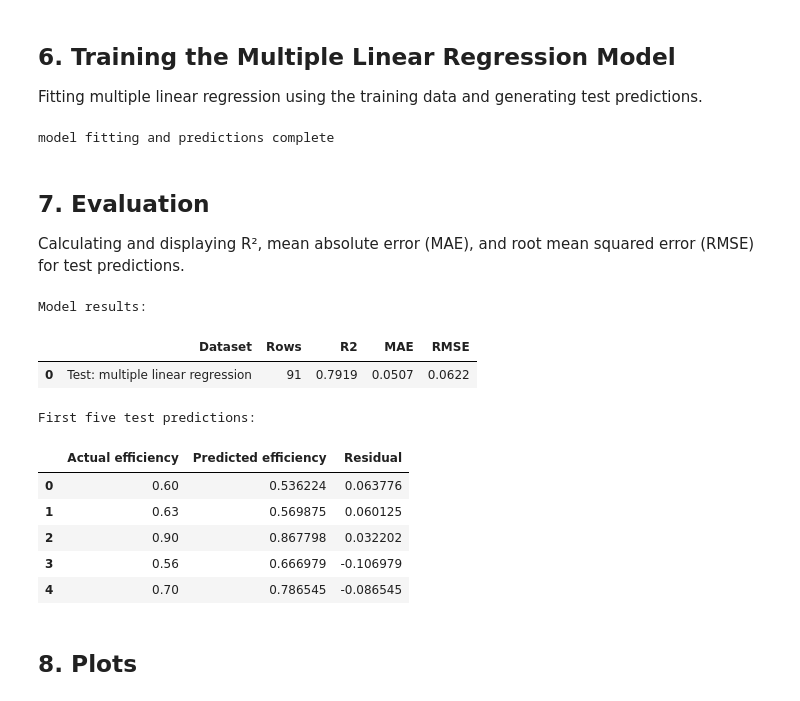
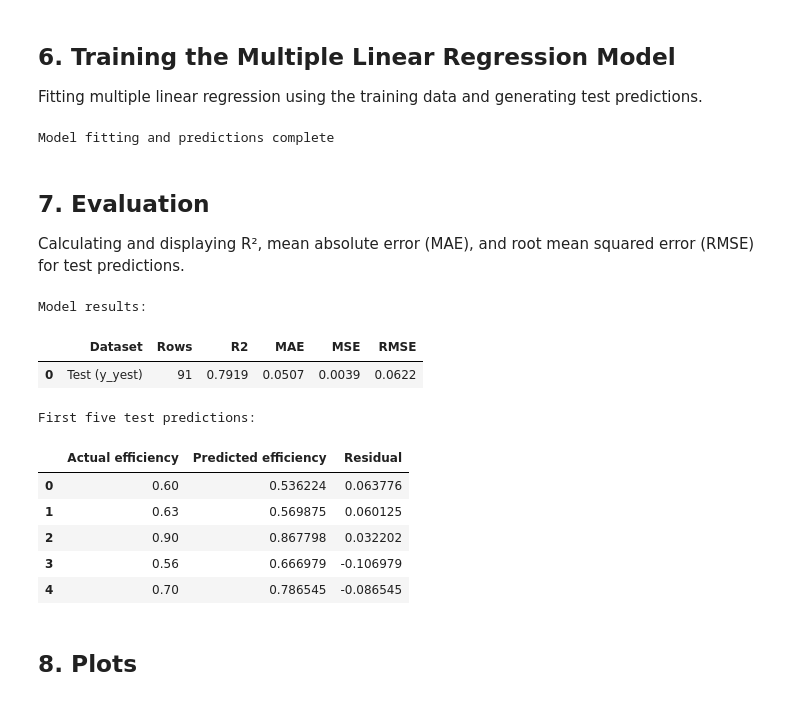
Before and after one commit to DadhaniyaAryan/sleep-efficiency-regression, a Jupyter notebook: main.ipynb, the cells around one changed output. Saved outputs shown, nothing was run; the diff lists cells and outputs as text; code cells hidden in the pictures.

```diff
--- a/main.ipynb
+++ b/main.ipynb
@@ -236,9 +236,9 @@ model.fit(X_train, y_train)
 
 test_predictions = model.predict(X_test)
 
-print("model fitting and predictions complete")
+print("Model fitting and predictions complete")
 # %% [output]
-model fitting and predictions complete
+Model fitting and predictions complete
 # %% [markdown]
 ## 7. Evaluation
 
@@ -246,29 +246,30 @@ Calculating and displaying R², mean absolute error (MAE), and root mean squared
 # %%
 metrics = pd.DataFrame([
 
     {
-        "Dataset": "Test: multiple linear regression",
+        "Dataset": "Test (y_yest)",
         "Rows": len(y_test),
         "R2": r2_score(y_test, test_predictions),
         "MAE": mean_absolute_error(y_test, test_predictions),
+        "MSE":mean_squared_error(y_test, test_predictions),
         "RMSE": np.sqrt(mean_squared_error(y_test, test_predictions)),
     }
 ])
 
 print("Model results:")
 display(metrics.round(4))
 
 test_results = pd.DataFrame({
     "Actual efficiency": y_test.to_numpy(),
     "Predicted efficiency": test_predictions,
     "Residual": y_test.to_numpy() - test_predictions,
 })
 print("First five test predictions:")
 display(test_results.head())
 # %% [output]
 Model results:
-|  | Dataset | Rows | R2 | MAE | RMSE |
-| 0 | Test: multiple linear regression | 91 | 0.7919 | 0.0507 | 0.0622 |
+|  | Dataset | Rows | R2 | MAE | MSE | RMSE |
+| 0 | Test (y_yest) | 91 | 0.7919 | 0.0507 | 0.0039 | 0.0622 |
 First five test predictions:
 |  | Actual efficiency | Predicted efficiency | Residual |
 | 0 | 0.60 | 0.536224 | 0.063776 |
```
Also changed, not shown: parts of 4 cells of this notebook, 2 other files.
